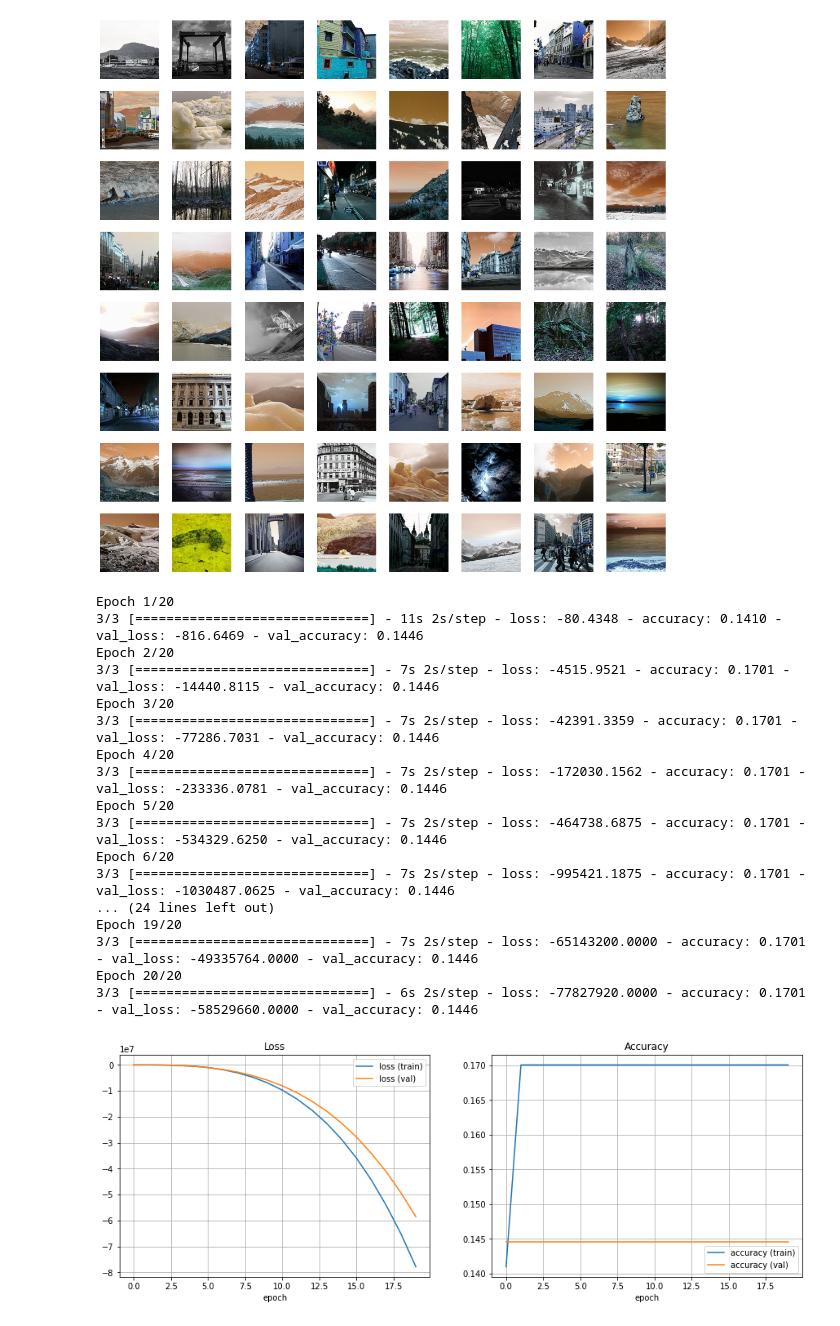
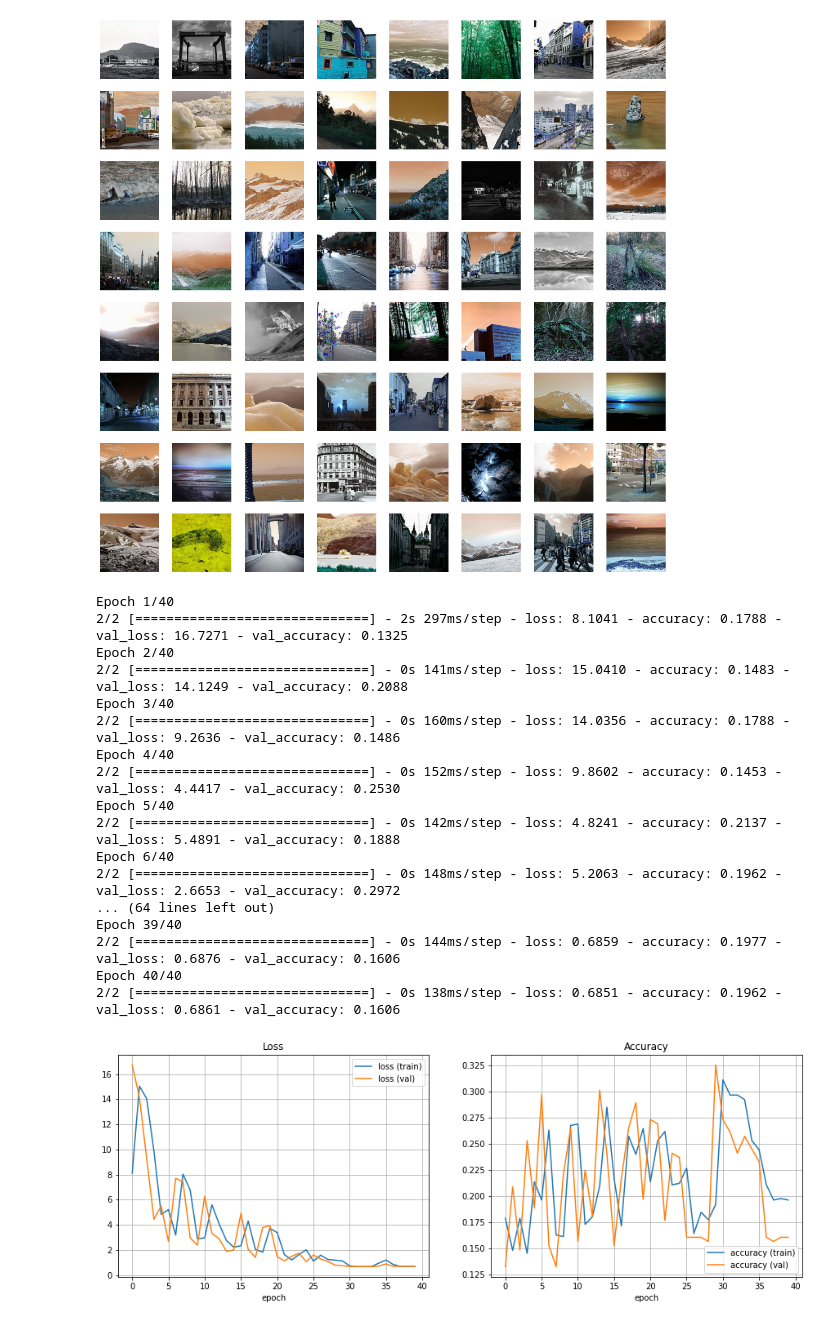
Before and after one commit to AndreaMendez09/Samsung-IA, a Jupyter notebook: 3.Ejercicios completados/2. Ejercicios obligatorios/Entregable 5 DL/Ejercicio DL.ipynb, the cells around one changed output. Drawn from its saved outputs; the diff is of its cells as text; code cells hidden in the pictures.

```diff
--- a/3.Ejercicios completados/2. Ejercicios obligatorios/Entregable 5 DL/Ejercicio DL.ipynb
+++ b/3.Ejercicios completados/2. Ejercicios obligatorios/Entregable 5 DL/Ejercicio DL.ipynb
@@ -107,2 +133,9 @@ print(y_test.shape)
 X_train = X_train / 255.0
 X_test = X_test / 255.0
+# %%
+# one-hot encoding using keras' numpy-related utilities
+n_classes = 6
+print("Shape before one-hot encoding: ", y_train.shape)
+Y_train = to_categorical(y_train, n_classes)
+Y_test = to_categorical(y_test, n_classes)
+print("Shape after one-hot encoding: ", Y_train.shape)
@@ -118,18 +154,9 @@ plt.show()
 # %%
 def create_model():
     model = Sequential()
-    model.add(Conv2D(32, (3, 3), activation='relu',
-              input_shape=(IMAGE_WIDTH, IMAGE_HEIGHT, 3)))
-    model.add(MaxPooling2D(pool_size=(2, 2)))
-    model.add(Conv2D(48, (3, 3), activation='relu'))
-    model.add(MaxPooling2D(pool_size=(2, 2)))
-    model.add(Conv2D(64, (3, 3), activation='relu'))
-    model.add(Dropout(0.4))
-    model.add(MaxPooling2D(pool_size=(2, 2)))
     model.add(Flatten())
     model.add(Dense(64, activation='relu'))
-    model.add(Dense(1, activation='sigmoid'))
-
+    model.add(Dense(6, activation='softmax'))
     return model
 # %%
 def plot_train_val(history):
@@ -152,29 +179,29 @@ def plot_train_val(history):
 # %%
 with tf.device('/device:GPU:0'):
     tf.keras.backend.clear_session()
     model_cnn = create_model()
     model_cnn.compile(
         loss='binary_crossentropy',
         optimizer='rmsprop', metrics=['accuracy'])
-    history = model_cnn.fit(X_train, y_train, validation_data=(X_test, y_test),
-                        epochs=20, batch_size=256, verbose=1)
+    history = model_cnn.fit(X_train, Y_train, validation_data=(X_test, Y_test),
+                        epochs=40, batch_size=512, verbose=1)
 plot_train_val(history)
 # %% [output]
-Epoch 1/20
-3/3 [==============================] - 11s 2s/step - loss: -80.4348 - accuracy: 0.1410 - val_loss: -816.6469 - val_accuracy: 0.1446
-Epoch 2/20
-3/3 [==============================] - 7s 2s/step - loss: -4515.9521 - accuracy: 0.1701 - val_loss: -14440.8115 - val_accuracy: 0.1446
-Epoch 3/20
-3/3 [==============================] - 7s 2s/step - loss: -42391.3359 - accuracy: 0.1701 - val_loss: -77286.7031 - val_accuracy: 0.1446
-Epoch 4/20
-3/3 [==============================] - 7s 2s/step - loss: -172030.1562 - accuracy: 0.1701 - val_loss: -233336.0781 - val_accuracy: 0.1446
-Epoch 5/20
-3/3 [==============================] - 7s 2s/step - loss: -464738.6875 - accuracy: 0.1701 - val_loss: -534329.6250 - val_accuracy: 0.1446
-Epoch 6/20
-3/3 [==============================] - 7s 2s/step - loss: -995421.1875 - accuracy: 0.1701 - val_loss: -1030487.0625 - val_accuracy: 0.1446
-... (24 lines left out)
-Epoch 19/20
-3/3 [==============================] - 7s 2s/step - loss: -65143200.0000 - accuracy: 0.1701 - val_loss: -49335764.0000 - val_accuracy: 0.1446
-Epoch 20/20
-3/3 [==============================] - 6s 2s/step - loss: -77827920.0000 - accuracy: 0.1701 - val_loss: -58529660.0000 - val_accuracy: 0.1446
+Epoch 1/40
+2/2 [==============================] - 2s 297ms/step - loss: 8.1041 - accuracy: 0.1788 - val_loss: 16.7271 - val_accuracy: 0.1325
+Epoch 2/40
+2/2 [==============================] - 0s 141ms/step - loss: 15.0410 - accuracy: 0.1483 - val_loss: 14.1249 - val_accuracy: 0.2088
+Epoch 3/40
+2/2 [==============================] - 0s 160ms/step - loss: 14.0356 - accuracy: 0.1788 - val_loss: 9.2636 - val_accuracy: 0.1486
+Epoch 4/40
+2/2 [==============================] - 0s 152ms/step - loss: 9.8602 - accuracy: 0.1453 - val_loss: 4.4417 - val_accuracy: 0.2530
+Epoch 5/40
+2/2 [==============================] - 0s 142ms/step - loss: 4.8241 - accuracy: 0.2137 - val_loss: 5.4891 - val_accuracy: 0.1888
+Epoch 6/40
+2/2 [==============================] - 0s 148ms/step - loss: 5.2063 - accuracy: 0.1962 - val_loss: 2.6653 - val_accuracy: 0.2972
+... (64 lines left out)
+Epoch 39/40
+2/2 [==============================] - 0s 144ms/step - loss: 0.6859 - accuracy: 0.1977 - val_loss: 0.6876 - val_accuracy: 0.1606
+Epoch 40/40
+2/2 [==============================] - 0s 138ms/step - loss: 0.6851 - accuracy: 0.1962 - val_loss: 0.6861 - val_accuracy: 0.1606
-[figure, old version]
+[figure, new version]
```
Also changed, not shown: parts of 5 cells of this notebook.
